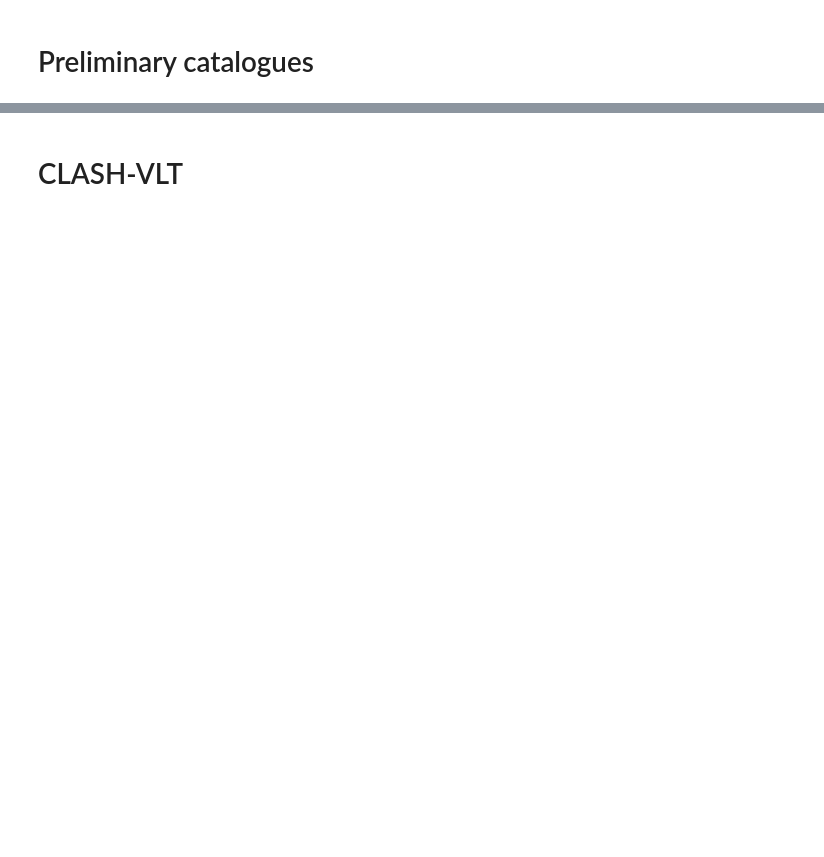
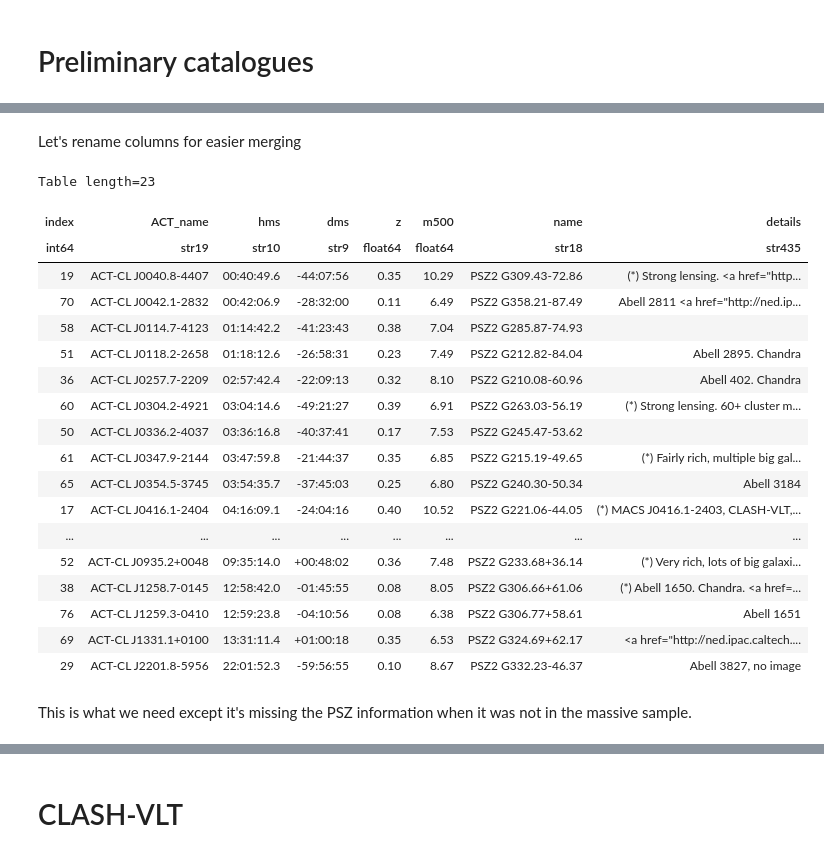
Before and after one commit to 4MOST-CHANCES/cluster-catalogues, a Jupyter notebook: make_actpol_sample.ipynb, the cells around one changed output, grey strips where cells are left out. Saved outputs shown, nothing was run; the diff lists cells and outputs as text; code cells hidden in the pictures; blank space fills up the shorter version.

```diff
--- a/make_actpol_sample.ipynb
+++ b/make_actpol_sample.ipynb
@@ -454,4 +549,4 @@ psz['name','z','m500','ACT_index','ACT_name'][act['PSZ_index'][actev_massive_in_
 # %%
 in_both_massive_samples = \
-    np.in1d(psz['name'][act['PSZ_index'][actev_massive_in_psz]], psz['name'][pszev_massive])
-psz['name','z','m500'][act['PSZ_index'][actev_massive_in_psz]][in_both_massive_samples]
+    pszev_massive & np.in1d(psz['name'], psz['name'][act['PSZ_index'][actev_massive_in_psz]])
+psz['name','z','m500'][in_both_massive_samples]
@@ -508,11 +673,11 @@ if 'details' in act.colnames:
 else:
     act.add_column(details, name='details')
 # %%
-tbl = act['index','name','hms','dms','z','m500','details'][actev_massive_in_psz][~in_both_massive_samples]
-tbl.sort('name')
-names = [i for i in tbl['name']]
-for i, (name, det) in enumerate(tbl['name','details']):
+act_additional = act['index','name','hms','dms','z','m500','PSZ_name','details'][actev_massive_in_psz][~in_both_massive_samples]
+act_additional.sort('name')
+names = [i for i in act_additional['name']]
+for i, (name, det) in enumerate(act_additional['name','details']):
     if det[:3] == '(*)':
         names[i] = f'<b>{name}</b>'
-tbl.replace_column('name', names)
-tbl.write('act_massive_missing_in_pszev.html', format='ascii.html', delimiter='|', overwrite=True)
+act_additional.replace_column('name', names)
+act_additional.write('act_massive_missing_in_pszev.html', format='ascii.html', delimiter='|', overwrite=True)
@@ -533,0 +728,31 @@ chances_ev['index','name','hms','dms','z','m500','ACT_name','ACT_m500']
+# %% [markdown]
+Let's rename columns for easier merging
+# %%
+if 'PSZ_name' in act_additional.colnames:
+    act_additional.rename_column('name', 'ACT_name')
+    act_additional.rename_column('PSZ_name', 'name')
+    act_additional.rename_columns((''))
+act_additional['ACT_name'] = [i.replace('<b>', '').replace('</b>', '') for i in act_additional['ACT_name']]
+act_additional
+# %% [output]
+Table length=23
+| index | ACT_name | hms | dms | z | m500 | name | details |
+| int64 | str19 | str10 | str9 | float64 | float64 | str18 | str435 |
+| 19 | ACT-CL J0040.8-4407 | 00:40:49.6 | -44:07:56 | 0.35 | 10.29 | PSZ2 G309.43-72.86 | (*) Strong lensing. <a href="http... |
+| 70 | ACT-CL J0042.1-2832 | 00:42:06.9 | -28:32:00 | 0.11 | 6.49 | PSZ2 G358.21-87.49 | Abell 2811 <a href="http://ned.ip... |
+| 58 | ACT-CL J0114.7-4123 | 01:14:42.2 | -41:23:43 | 0.38 | 7.04 | PSZ2 G285.87-74.93 |  |
+| 51 | ACT-CL J0118.2-2658 | 01:18:12.6 | -26:58:31 | 0.23 | 7.49 | PSZ2 G212.82-84.04 | Abell 2895. Chandra |
+| 36 | ACT-CL J0257.7-2209 | 02:57:42.4 | -22:09:13 | 0.32 | 8.10 | PSZ2 G210.08-60.96 | Abell 402. Chandra |
+| 60 | ACT-CL J0304.2-4921 | 03:04:14.6 | -49:21:27 | 0.39 | 6.91 | PSZ2 G263.03-56.19 | (*) Strong lensing. 60+ cluster m... |
+| 50 | ACT-CL J0336.2-4037 | 03:36:16.8 | -40:37:41 | 0.17 | 7.53 | PSZ2 G245.47-53.62 |  |
+| 61 | ACT-CL J0347.9-2144 | 03:47:59.8 | -21:44:37 | 0.35 | 6.85 | PSZ2 G215.19-49.65 | (*) Fairly rich, multiple big gal... |
+| 65 | ACT-CL J0354.5-3745 | 03:54:35.7 | -37:45:03 | 0.25 | 6.80 | PSZ2 G240.30-50.34 | Abell 3184 |
+| 17 | ACT-CL J0416.1-2404 | 04:16:09.1 | -24:04:16 | 0.40 | 10.52 | PSZ2 G221.06-44.05 | (*) MACS J0416.1-2403, CLASH-VLT,... |
+| ... | ... | ... | ... | ... | ... | ... | ... |
+| 52 | ACT-CL J0935.2+0048 | 09:35:14.0 | +00:48:02 | 0.36 | 7.48 | PSZ2 G233.68+36.14 | (*) Very rich, lots of big galaxi... |
+| 38 | ACT-CL J1258.7-0145 | 12:58:42.0 | -01:45:55 | 0.08 | 8.05 | PSZ2 G306.66+61.06 | (*) Abell 1650. Chandra. <a href=... |
+| 76 | ACT-CL J1259.3-0410 | 12:59:23.8 | -04:10:56 | 0.08 | 6.38 | PSZ2 G306.77+58.61 | Abell 1651 |
+| 69 | ACT-CL J1331.1+0100 | 13:31:11.4 | +01:00:18 | 0.35 | 6.53 | PSZ2 G324.69+62.17 | <a href="http://ned.ipac.caltech.... |
+| 29 | ACT-CL J2201.8-5956 | 22:01:52.3 | -59:56:55 | 0.10 | 8.67 | PSZ2 G332.23-46.37 | Abell 3827, no image |
+# %% [markdown]
+This is what we need except it's missing the PSZ information when it was not in the massive sample.
```
Also changed, not shown: parts of 62 cells of this notebook, 5 other files.
